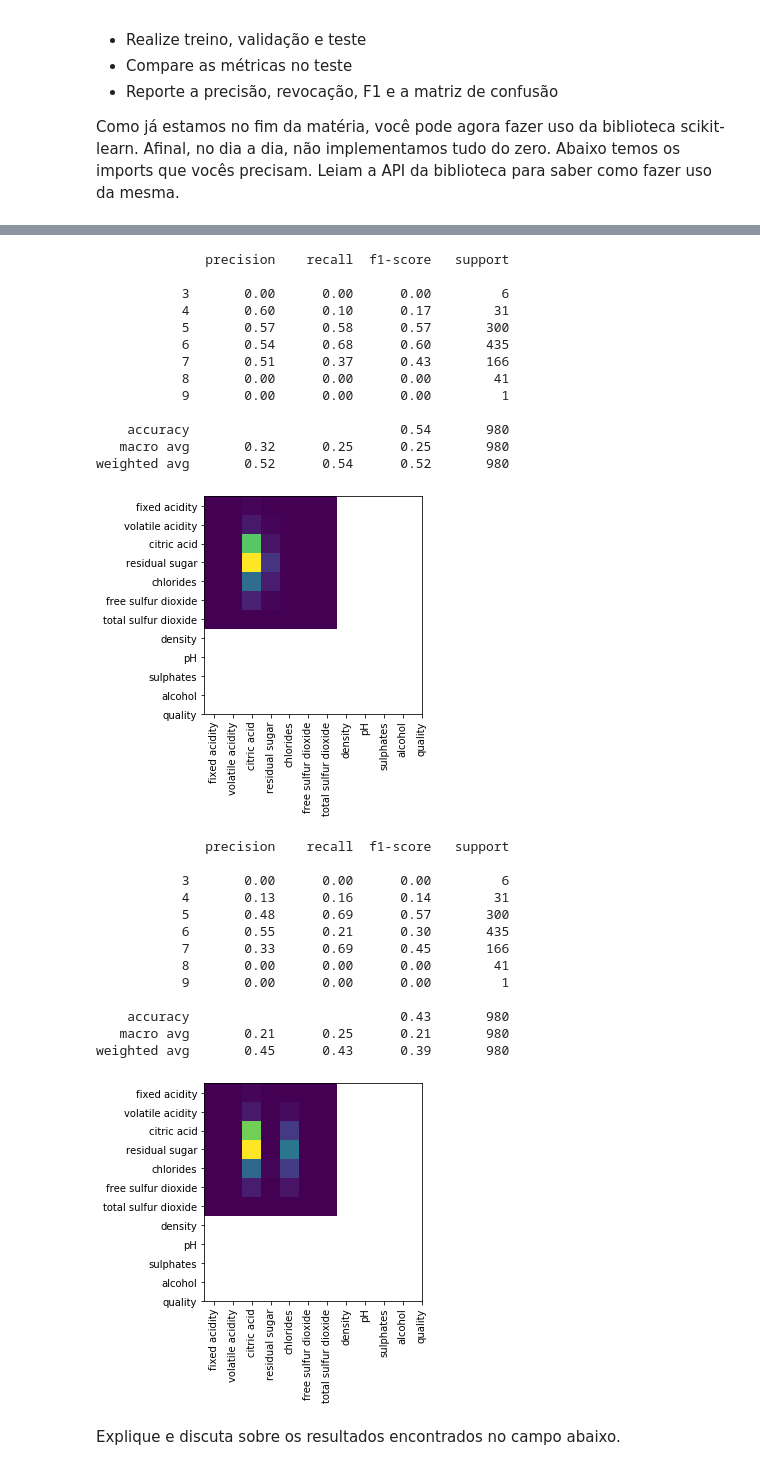
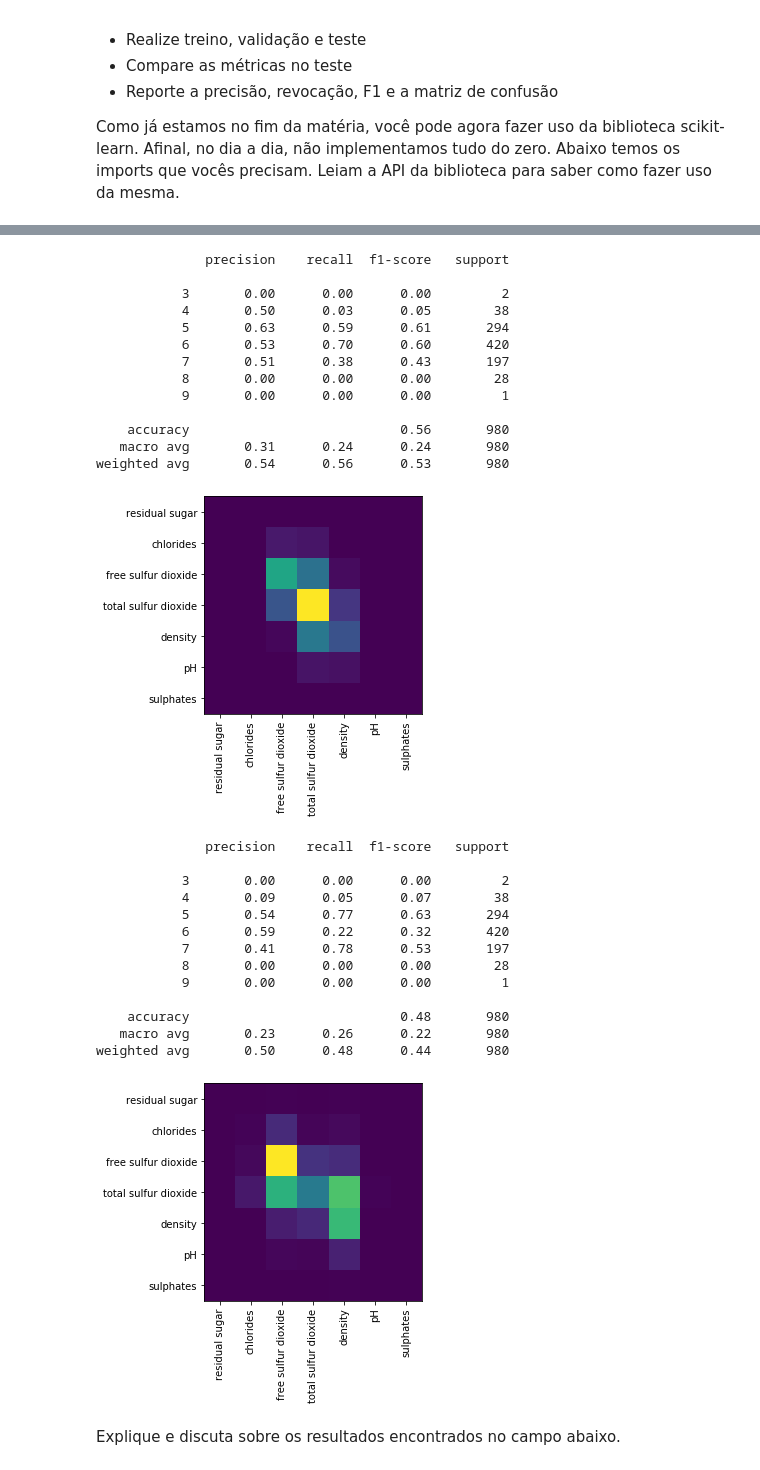
Before and after one commit to gprimate/Code-2019-2, a Jupyter notebook: ICD/Lista07/Lista07.ipynb, the cells around one changed output, grey strips where cells are left out. Cells and saved outputs as stored; diff of their text form; code cells hidden in the pictures.

```diff
--- a/ICD/Lista07/Lista07.ipynb
+++ b/ICD/Lista07/Lista07.ipynb
@@ -76,37 +76,37 @@ knn.best_params_
 # %%
 from sklearn.metrics import classification_report
 
-model_knn = KNeighborsClassifier(n_neighbors=26)
+model_knn = KNeighborsClassifier(n_neighbors=23)
 model_knn.fit(X_nTrain, y_train)
 
 print(classification_report(y_test, model_knn.predict(X_nTest)))
 # %% [output]
               precision    recall  f1-score   support
 
-           3       0.00      0.00      0.00         6
-           4       0.60      0.10      0.17        31
-           5       0.57      0.58      0.57       300
-           6       0.54      0.68      0.60       435
-           7       0.51      0.37      0.43       166
-           8       0.00      0.00      0.00        41
+           3       0.00      0.00      0.00         2
+           4       0.50      0.03      0.05        38
+           5       0.63      0.59      0.61       294
+           6       0.53      0.70      0.60       420
+           7       0.51      0.38      0.43       197
+           8       0.00      0.00      0.00        28
            9       0.00      0.00      0.00         1
 
-    accuracy                           0.54       980
-   macro avg       0.32      0.25      0.25       980
-weighted avg       0.52      0.54      0.52       980
+    accuracy                           0.56       980
+   macro avg       0.31      0.24      0.24       980
+weighted avg       0.54      0.56      0.53       980
 # %%
 import matplotlib.pyplot as plt
 from sklearn.metrics import confusion_matrix
 
 
-labels = pd.Series(df.columns.values)
+labels = pd.Series(df.columns.values[3:10])
 
-plt.imshow(confusion_matrix(y_test, model_knn.predict(X_test)))
+plt.imshow(confusion_matrix(y_test, model_knn.predict(X_nTest)))
 plt.xticks(labels.index, labels, rotation=90)
 plt.yticks(labels.index, labels)
 plt.show()
 # %% [output]
-[figure, old version]
+[figure, new version]
 # %%
 from sklearn.linear_model import LogisticRegressionCV
 # %%
@@ -117,24 +117,24 @@ print(classification_report(y_test, model_log.predict(X_nTest)))
 # %% [output]
               precision    recall  f1-score   support
 
-           3       0.00      0.00      0.00         6
-           4       0.13      0.16      0.14        31
-           5       0.48      0.69      0.57       300
-           6       0.55      0.21      0.30       435
-           7       0.33      0.69      0.45       166
-           8       0.00      0.00      0.00        41
+           3       0.00      0.00      0.00         2
+           4       0.09      0.05      0.07        38
+           5       0.54      0.77      0.63       294
+           6       0.59      0.22      0.32       420
+           7       0.41      0.78      0.53       197
+           8       0.00      0.00      0.00        28
            9       0.00      0.00      0.00         1
 
-    accuracy                           0.43       980
-   macro avg       0.21      0.25      0.21       980
-weighted avg       0.45      0.43      0.39       980
+    accuracy                           0.48       980
+   macro avg       0.23      0.26      0.22       980
+weighted avg       0.50      0.48      0.44       980
 # %%
-plt.imshow(confusion_matrix(y_test, model_log.predict(X_test)))
+plt.imshow(confusion_matrix(y_test, model_log.predict(X_nTest)))
 plt.xticks(labels.index, labels, rotation=90)
 plt.yticks(labels.index, labels)
 plt.show()
 # %% [output]
-[figure, old version]
+[figure, new version]
 # %% [markdown]
 Explique e discuta sobre os resultados encontrados no campo abaixo.
 # %% [markdown]
```
Also changed, not shown: parts of 3 cells of this notebook, 1 other file.
